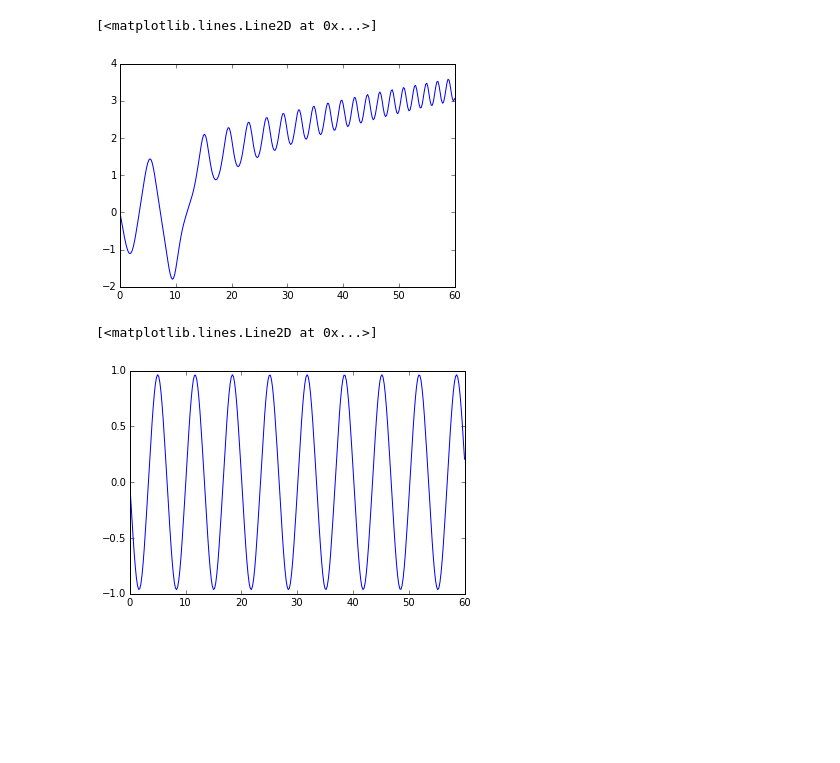
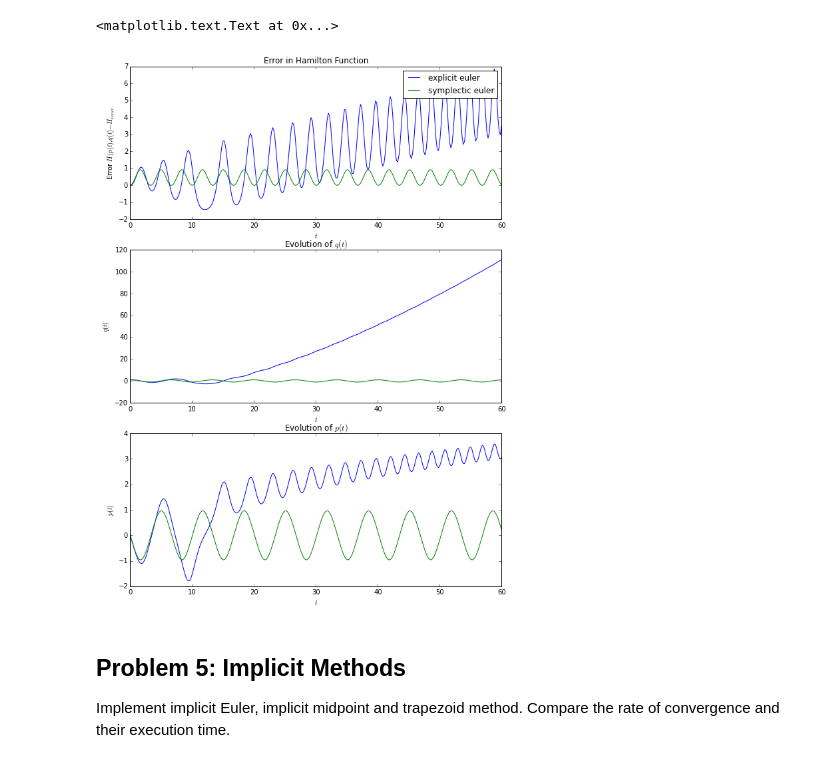
Before and after one commit to zedyang/Math-Notes, a Jupyter notebook: numerical methods for DEs/HW3 Code.ipynb, the cells around one changed output. Cells and saved outputs as stored; diff of their text form; code cells hidden in the pictures; blank space fills up the shorter version.

```diff
--- a/numerical methods for DEs/HW3 Code.ipynb
+++ b/numerical methods for DEs/HW3 Code.ipynb
@@ -100,6 +98,0 @@ plt.plot(t1, err_1)
-# %%
-if __name__ == '__main__':
-    p0, q0 = 0, 1
-    n, h = 300, 1/5
-    t2, p2, q2 = symplectic_euler_solve(f_s, g_s, n, 0, n*h, 0, 1)
-    err_2 = hamilton_error(H_1, (p2, q2), H_1(p0, q0))
@@ -121,10 +99,30 @@ plt.plot(t1, q1)
-# %%
-plt.plot(t1, p1)
-# %% [output]
-[<matplotlib.lines.Line2D at 0x...>]
-[figure, removed]
-# %%
-plt.plot(t2, p2)
-# %% [output]
-[<matplotlib.lines.Line2D at 0x...>]
-[figure, removed]
+# %%
+fig = plt.figure(figsize=(10,14))
+ax1 = fig.add_subplot(311)
+ax2 = fig.add_subplot(312)
+ax3 = fig.add_subplot(313)
+
+ax1.plot(t1, err_1)
+ax1.plot(t2, err_2)
+ax1.set_title('Error in Hamilton Function')
+ax1.set_xlabel('$t$')
+ax1.set_ylabel('Error $H(p(t), q(t)-H_{exact}$')
+ax1.legend(['explicit euler', 'symplectic euler'])
+
+ax2.plot(t1, q1)
+ax2.plot(t2, q2)
+ax2.set_title('Evolution of $q(t)$')
+ax2.set_xlabel('$t$')
+ax2.set_ylabel('$q(t)$')
+
+ax3.plot(t1, p1)
+ax3.plot(t2, p2)
+ax3.set_title('Evolution of $p(t)$')
+ax3.set_xlabel('$t$')
+ax3.set_ylabel('$p(t)$')
+# %% [output]
+<matplotlib.text.Text at 0x...>
+[figure, added]
+# %% [markdown]
+## Problem 5: Implicit Methods
+Implement implicit Euler, implicit midpoint and trapezoid method. Compare the rate of convergence and their execution time.
```
Also changed, not shown: parts of 11 cells of this notebook, 7 other files.
